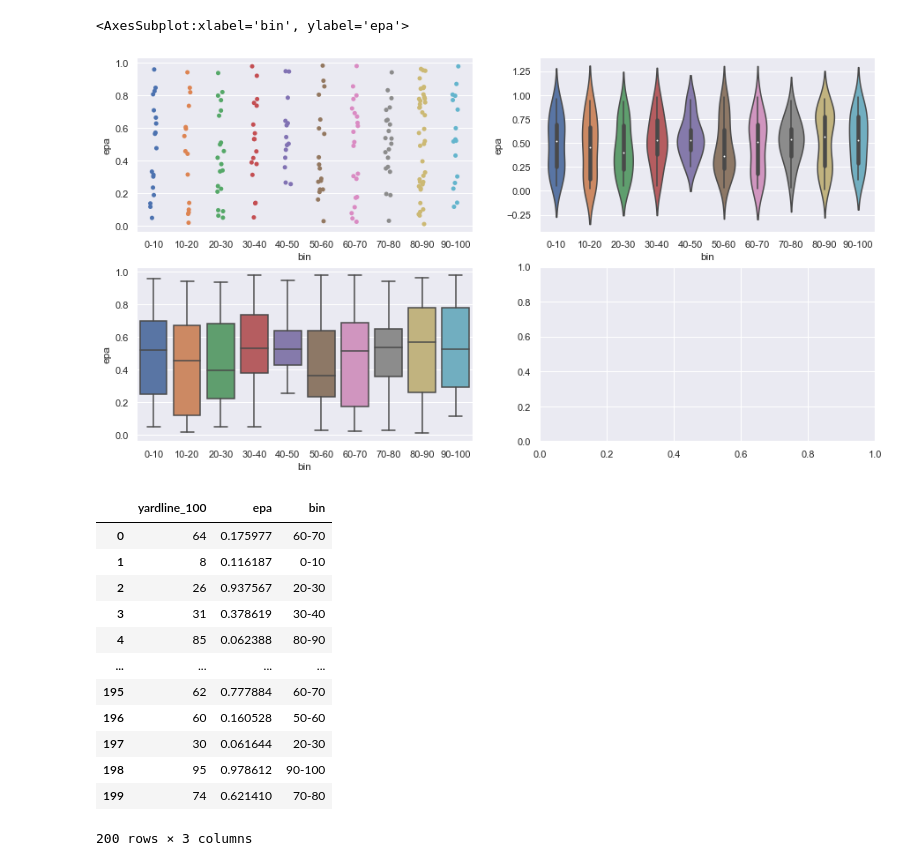
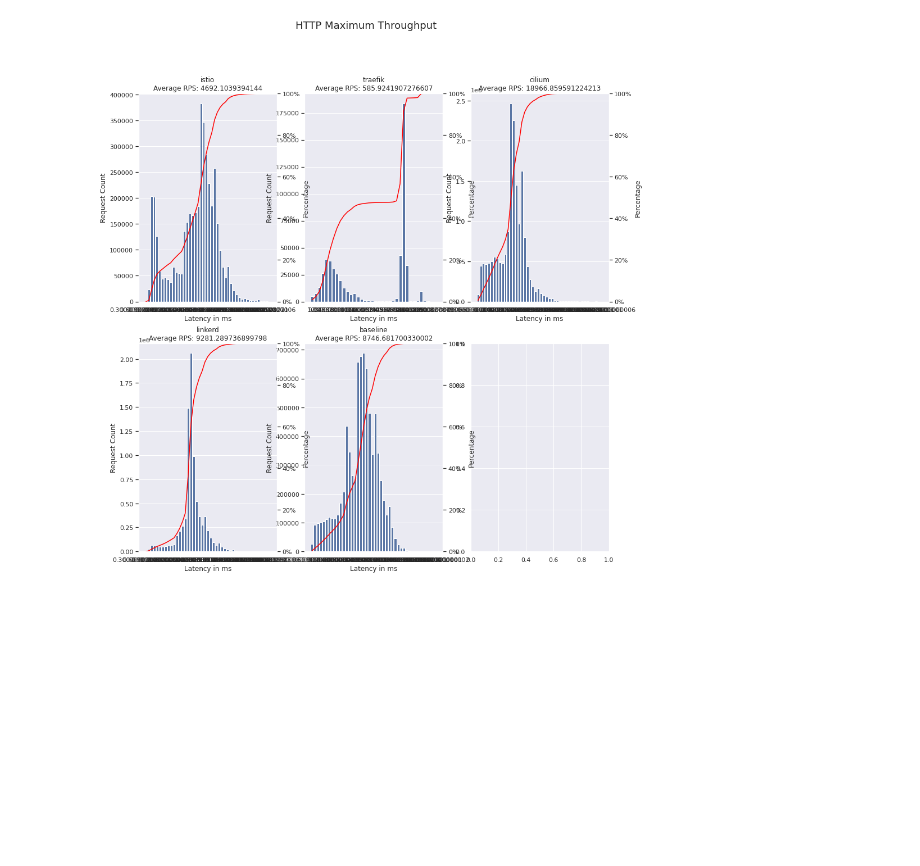
Before and after one commit to RichardBieringa/mesh-bench, a Jupyter notebook: viz/01_http_max_throughput.ipynb, the cells around one changed output. Saved outputs shown, nothing was run; the diff lists cells and outputs as text; code cells hidden in the pictures; blank space fills up the shorter version.

```diff
--- a/viz/01_http_max_throughput.ipynb
+++ b/viz/01_http_max_throughput.ipynb
@@ -274,28 +139,46 @@ sns.barplot(x='Start', y='Count', data=data)
-# %%
-df = pd.DataFrame({'yardline_100':np.random.randint(0,100,200), 'epa':np.random.random(200)})
-df['bin'] = pd.cut(df['yardline_100'], bins=range(0,101,10), labels=[f'{l}-{l+10}' for l in range(0,91,10)])
-
-fig,ax = plt.subplots(2,2, figsize=(15,8))
-ax=ax.flatten()
-sns.stripplot(x='bin', y='epa', data=df, ax=ax[0])
-sns.violinplot(x='bin', y='epa', data=df, ax=ax[1])
-sns.boxplot(x='bin', y='epa', data=df, ax=ax[2])
-# %% [output]
-<AxesSubplot:xlabel='bin', ylabel='epa'>
-[figure, removed]
-# %%
-df
-# %% [output]
-|  | yardline_100 | epa | bin |
-| 0 | 64 | 0.175977 | 60-70 |
-| 1 | 8 | 0.116187 | 0-10 |
-| 2 | 26 | 0.937567 | 20-30 |
-| 3 | 31 | 0.378619 | 30-40 |
-| 4 | 85 | 0.062388 | 80-90 |
-| ... | ... | ... | ... |
-| 195 | 62 | 0.777884 | 60-70 |
-| 196 | 60 | 0.160528 | 50-60 |
-| 197 | 30 | 0.061644 | 20-30 |
-| 198 | 95 | 0.978612 | 90-100 |
-| 199 | 74 | 0.621410 | 70-80 |
-200 rows × 3 columns
+# %%
+# Create grid of
+fig, axes = plt.subplots(nrows=2, ncols=3, figsize=(15,15))
+
+# Makes the axes a one dimensional list
+axes = axes.flatten()
+
+# Set figure title
+fig.suptitle("HTTP Maximum Throughput", fontsize=18, y=1)
+
+
+# Plot each row as subplot
+for i, row in df.iterrows():
+
+    ax = axes[i]
+
+    # Bar plot showing the binned variables
+    sns.barplot(x=row["bins"][1:], y=row["counts"], color="b", ax=ax)
+
+    # # Labels
+    ax.set_ylabel("Request Count")
+    ax.set_xlabel("Latency in ms")
+    ax.set_title(f"{row['mesh']}\nAverage RPS: {row['ActualQPS']}")
+
+    # Logarithmic x axis from 1->50
+    # ax.set_xscale("log")
+    # ax.set_xlim(1, 15)
+
+    # # ax.set_xticks(range(1, 11))
+    # ax.get_xaxis().set_major_formatter(ticker.ScalarFormatter())
+
+    # instantiate a second axes that shares the same x-axis
+    ax2 = ax.twinx()
+    ax2.set_ylabel("Percentage")
+    ax2.set_ylim(0, 100)
+    ax2.plot(row['percentages'], color="red")
+    ax2.set_alpha(0.5)
+    ax2.grid(False)
+    ax2.yaxis.set_major_formatter(ticker.PercentFormatter())
+
+
+    # fig.tight_layout()
+
+plt.show()
+# %% [output]
+[figure, added]
```
Also changed, not shown: parts of 13 cells of this notebook.
